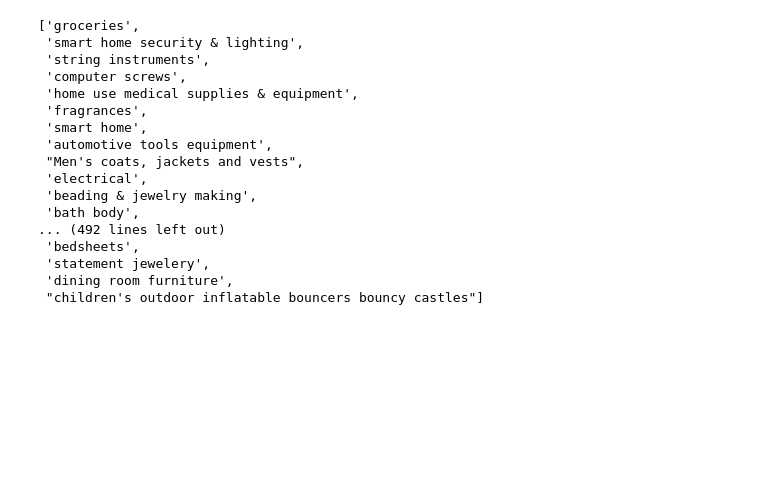
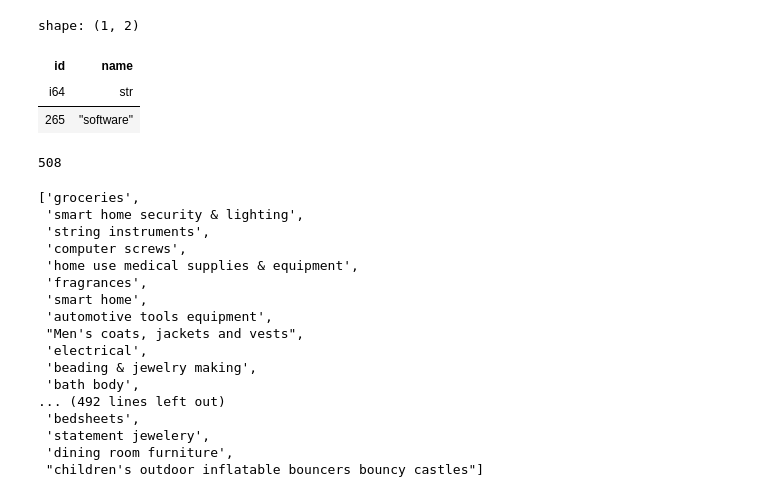
Before and after one commit to Ravikumarchavva/e-commerce-recommendation, a Jupyter notebook: notebooks/06_embed_categories.ipynb, the cells around one changed output. Cells and saved outputs as stored; diff of their text form; code cells hidden in the pictures; blank space fills up the shorter version.

```diff
--- a/notebooks/06_embed_categories.ipynb
+++ b/notebooks/06_embed_categories.ipynb
@@ -70,3 +70,18 @@ shape: (508, 2)
+# %%
+categories[265]
+# %% [output]
+shape: (1, 2)
+| id | name |
+| i64 | str |
+| 265 | "software" |
+# %%
+categories.write_database(
+    table_name="categories",
+    connection=settings.SAMPLE_DATABASE_URL,
+    if_table_exists="append",
+)
+# %% [output]
+508
 # %%
 categories['name'].to_list()
 # %% [output]
```
Also changed, not shown: parts of 10 cells of this notebook, 16 other files.
